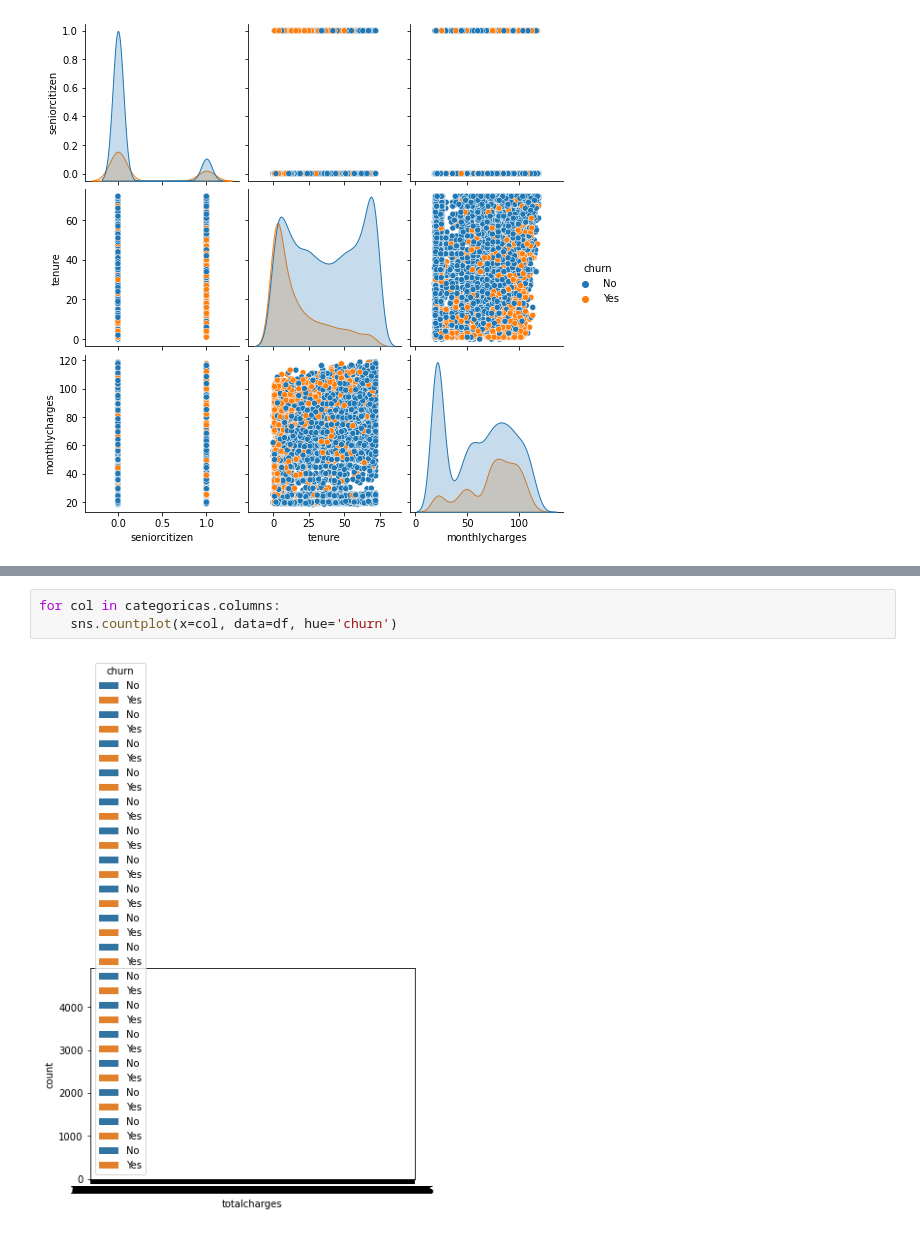
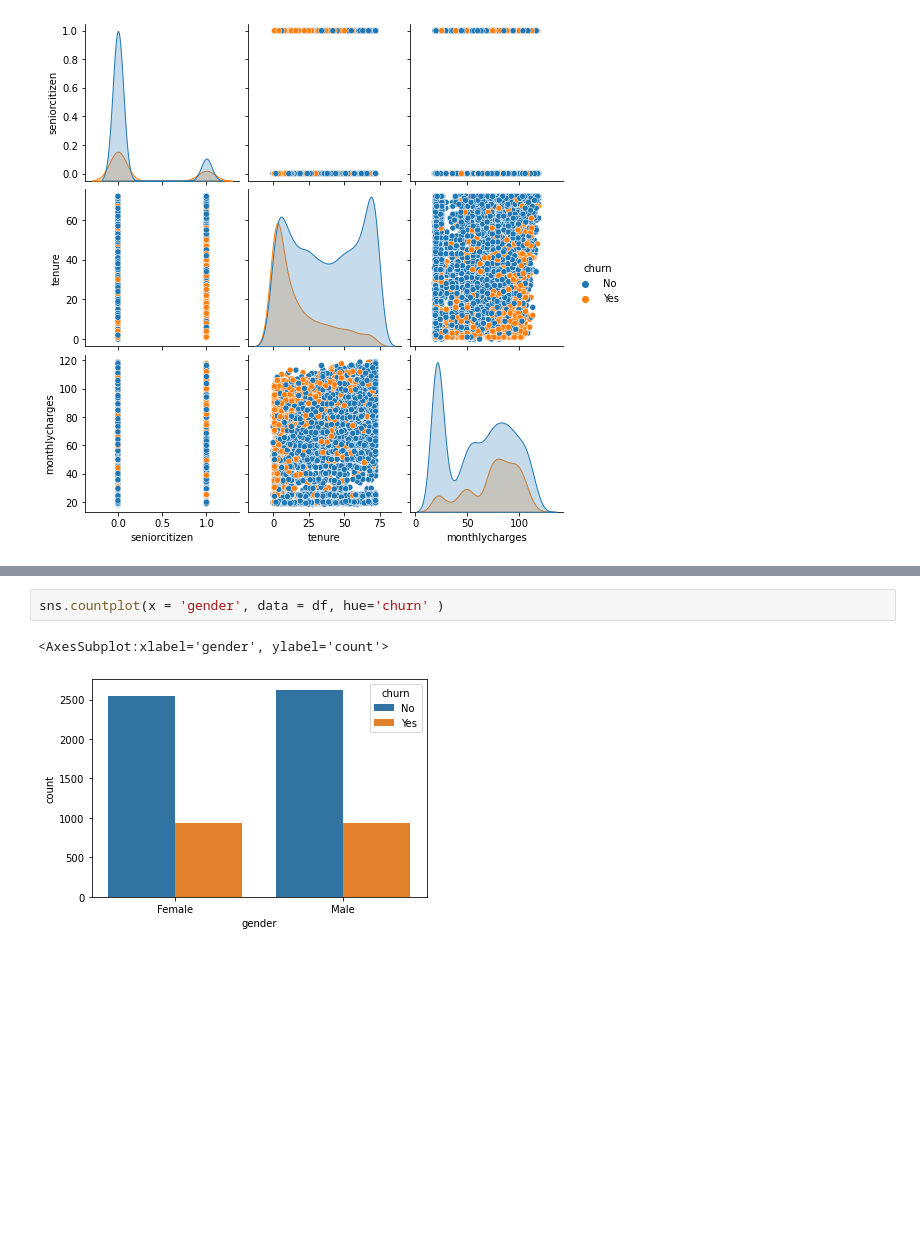
Before and after one commit to Adalab/promo-d-da-modulo1-sprint2-Paloma_Paula_Iris, a Jupyter notebook: 2.regresion_logistica/rlogistica/1_eda.ipynb, the cells around one changed output, grey strips where cells are left out. Saved outputs shown, nothing was run; the diff lists cells and outputs as text; blank space fills up the shorter version.

```diff
--- a/2.regresion_logistica/rlogistica/1_eda.ipynb
+++ b/2.regresion_logistica/rlogistica/1_eda.ipynb
@@ -267,5 +269,5 @@ len(categoricas.columns)
 # %%
-for col in categoricas.columns:
-    sns.countplot(x=col, data=df, hue='churn')
+sns.countplot(x = 'gender', data = df, hue='churn' )
 # %% [output]
+<AxesSubplot:xlabel='gender', ylabel='count'>
-[figure, old version]
+[figure, new version]
```
Also changed, not shown: parts of 6 cells of this notebook, 1 other file.
